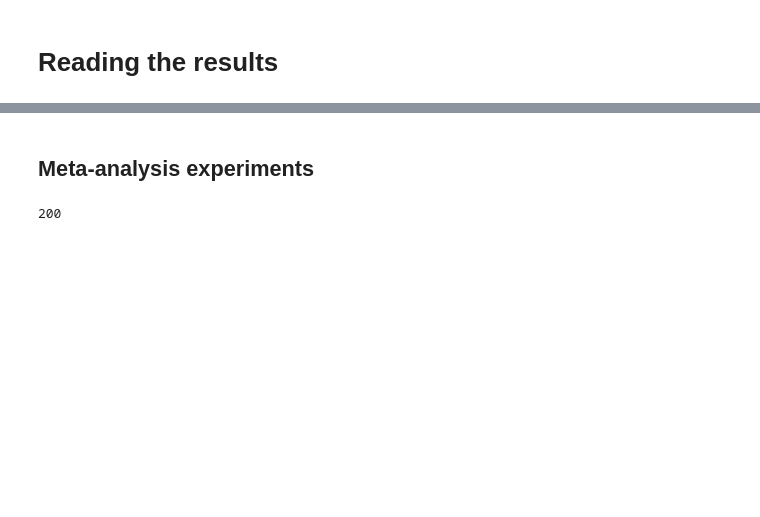
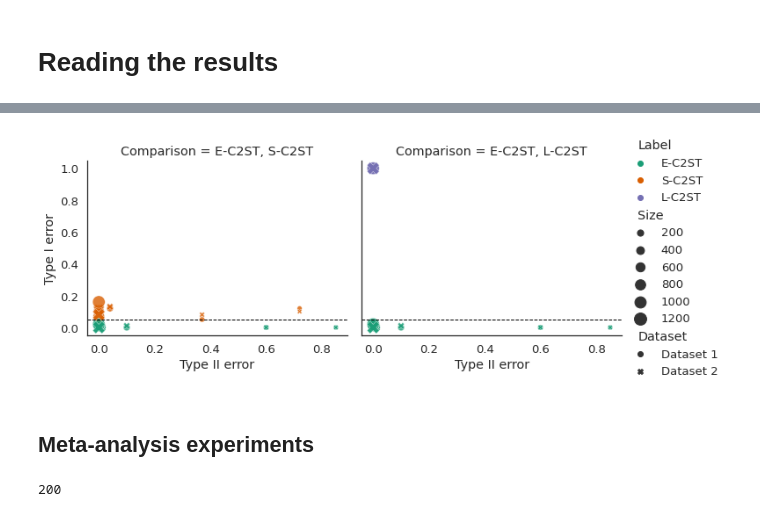
Before and after one commit to tpandeva/c2st-e, a Jupyter notebook: remote_notebooks/C2ST_fastmri_plus_loading.ipynb, the cells around one changed output, grey strips where cells are left out. Drawn from its saved outputs; the diff is of its cells as text; code cells hidden in the pictures; blank space fills up the shorter version.

```diff
--- a/remote_notebooks/C2ST_fastmri_plus_loading.ipynb
+++ b/remote_notebooks/C2ST_fastmri_plus_loading.ipynb
@@ -358,3 +434,23 @@ plt.show()
+# %%
+import seaborn as sns
+
+df = pd.DataFrame(df_dict)
+labels = ["E-C2ST", "S-C2ST", "L-C2ST"]
+
+sns.set(font_scale=1.5)
+sns.set_theme(style="white",font_scale=1.2)
+g=sns.relplot(
+    data=df,
+    x="Type II error", y="Type I error", col="Comparison",
+    hue="Label", hue_order=labels, style="Dataset", size="Size", sizes=(30, 200), palette="Dark2", height=4,
+    aspect=1.2, alpha=0.8,
+)
+for ax in g.axes.flat:
+    ax.axhline(alpha, linestyle="--", c = "black",linewidth=1)
+# plt.savefig("face_comparison.png", format="png", dpi=300, bbox_inches="tight")
+plt.show()
+# %% [output]
+[figure, added]
 # %% [markdown]
 ## Meta-analysis experiments
 # %%
```
Also changed, not shown: parts of 13 cells of this notebook.
